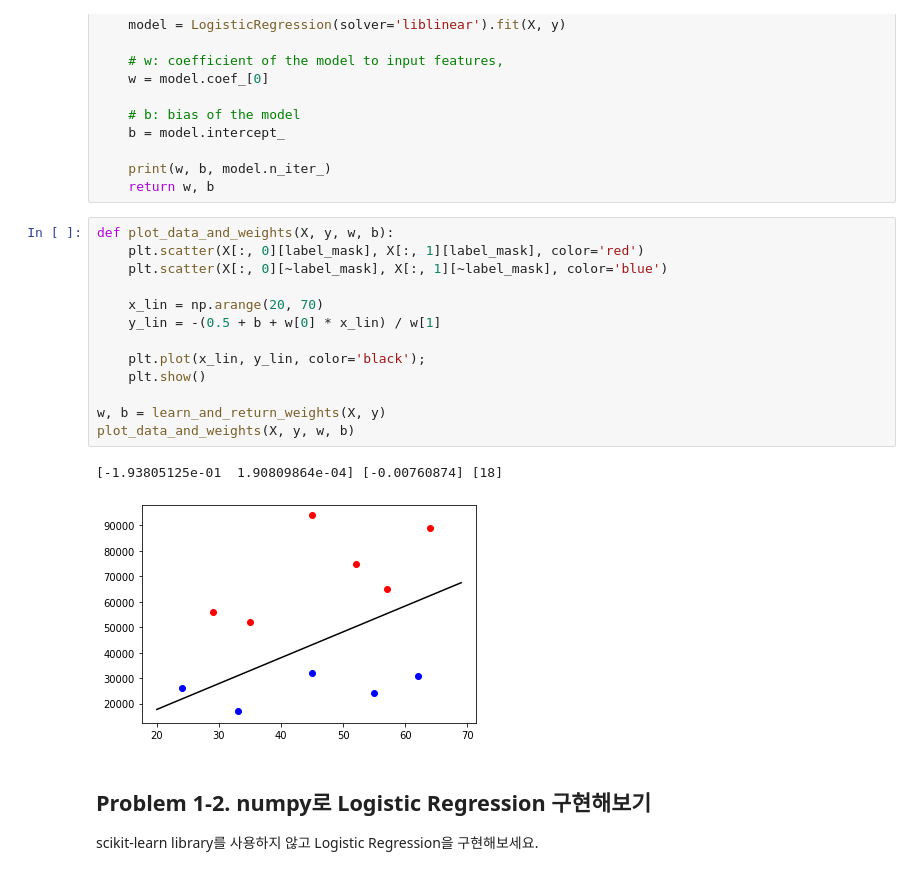
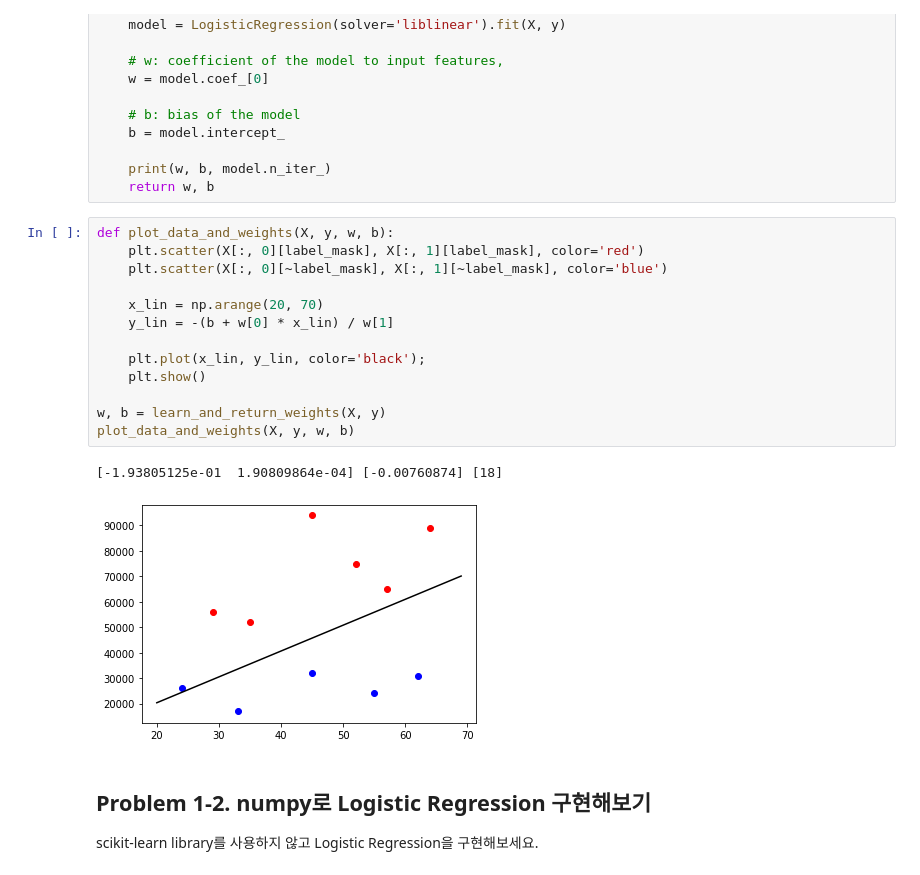
Before and after one commit to lucetre-snu/20s-machine-learning, a Jupyter notebook: Assignment1/AS1-Logistic_Regression.ipynb, the cells around one changed output. Saved outputs shown, nothing was run; the diff lists cells and outputs as text.

```diff
--- a/Assignment1/AS1-Logistic_Regression.ipynb
+++ b/Assignment1/AS1-Logistic_Regression.ipynb
@@ -42,19 +42,19 @@ def learn_and_return_weights(X, y):
 # %%
 def plot_data_and_weights(X, y, w, b):
     plt.scatter(X[:, 0][label_mask], X[:, 1][label_mask], color='red')
     plt.scatter(X[:, 0][~label_mask], X[:, 1][~label_mask], color='blue')
 
     x_lin = np.arange(20, 70)
-    y_lin = -(0.5 + b + w[0] * x_lin) / w[1]
+    y_lin = -(b + w[0] * x_lin) / w[1]
 
     plt.plot(x_lin, y_lin, color='black');
     plt.show()
 
 w, b = learn_and_return_weights(X, y)
 plot_data_and_weights(X, y, w, b)
 # %% [output]
 [-1.93805125e-01  1.90809864e-04] [-0.00760874] [18]
-[figure, old version]
+[figure, new version]
 # %% [markdown]
 ## Problem 1-2. numpy로 Logistic Regression 구현해보기
 scikit-learn library를 사용하지 않고 Logistic Regression을 구현해보세요.
```
Also changed, not shown: parts of 2 cells of this notebook, 1 other file.
